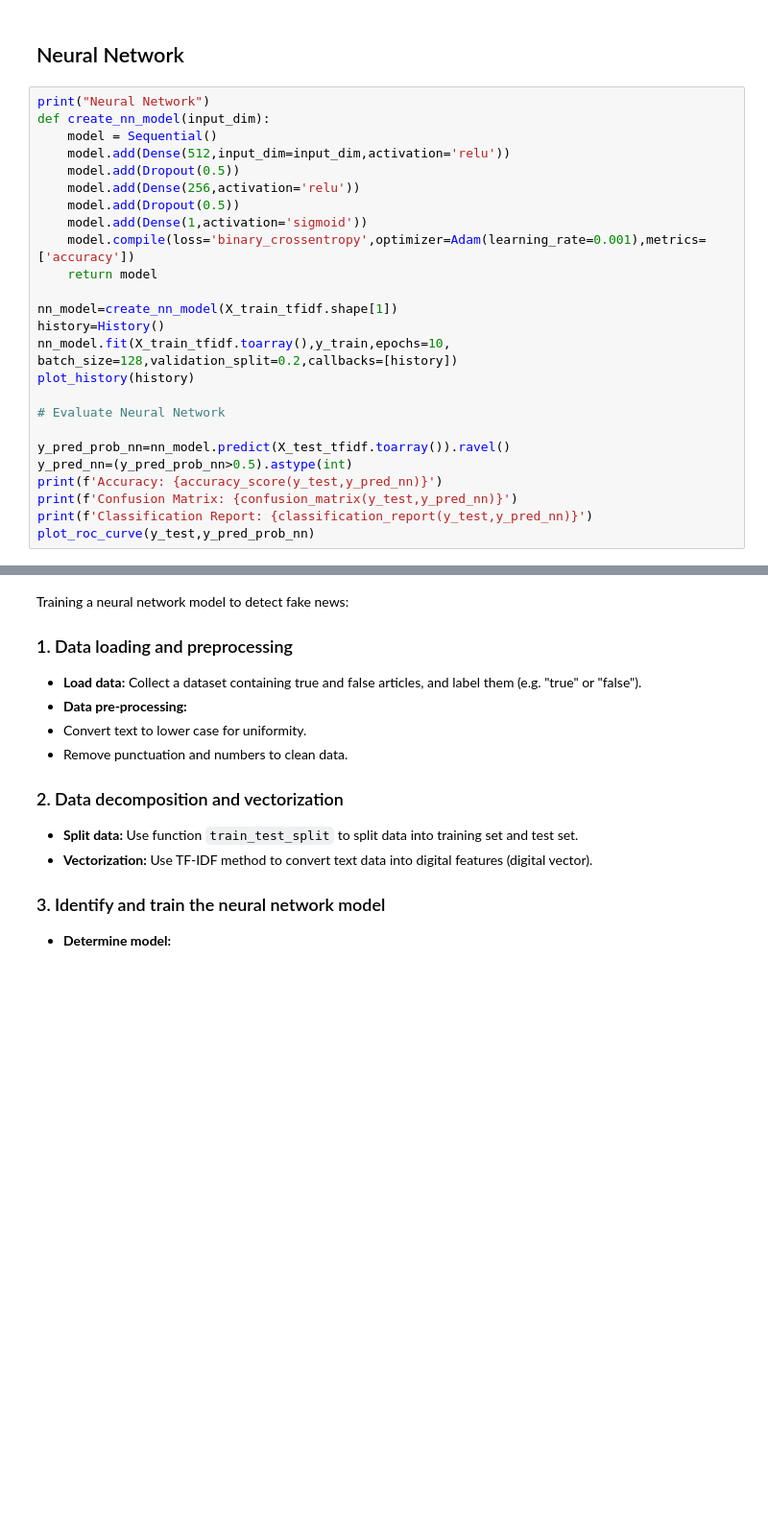
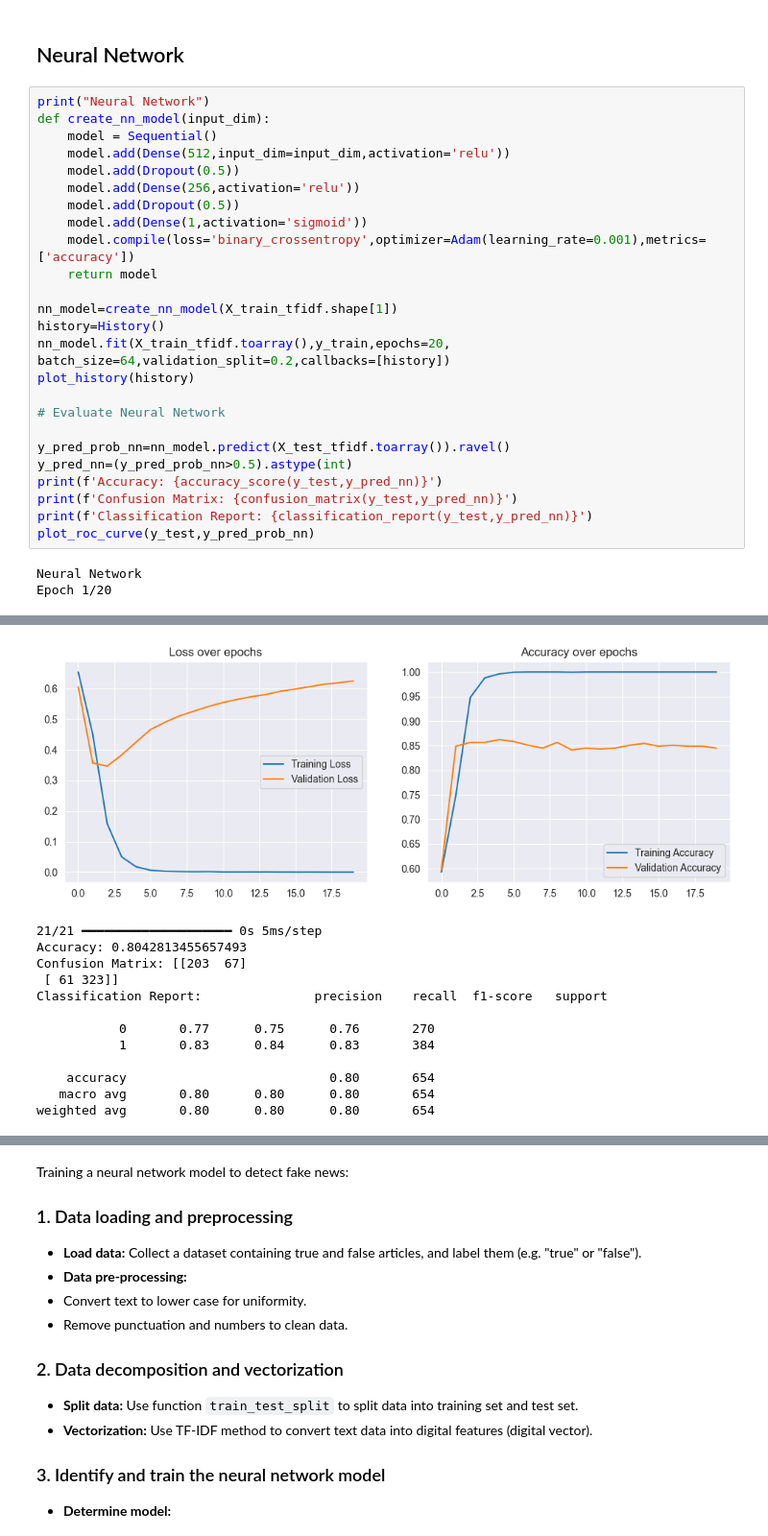
Before and after one commit to abuhmhai/Machine-Learning-X, a Jupyter notebook: NN Fake News Detection.ipynb, the cells around one changed output, grey strips where cells are left out. Shown at 96% size. Drawn from its saved outputs; the diff is of its cells as text; blank space fills up the shorter version.

```diff
--- a/NN Fake News Detection.ipynb
+++ b/NN Fake News Detection.ipynb
@@ -148,7 +226,7 @@ def create_nn_model(input_dim):
 
 nn_model=create_nn_model(X_train_tfidf.shape[1])
 history=History()
-nn_model.fit(X_train_tfidf.toarray(),y_train,epochs=10, batch_size=128,validation_split=0.2,callbacks=[history])
+nn_model.fit(X_train_tfidf.toarray(),y_train,epochs=20, batch_size=64,validation_split=0.2,callbacks=[history])
 plot_history(history)
 
 # Evaluate Neural Network
@@ -159,3 +237,6 @@ print(f'Accuracy: {accuracy_score(y_test,y_pred_nn)}')
 print(f'Confusion Matrix: {confusion_matrix(y_test,y_pred_nn)}')
 print(f'Classification Report: {classification_report(y_test,y_pred_nn)}')
 plot_roc_curve(y_test,y_pred_prob_nn)
+# %% [output]
+Neural Network
+Epoch 1/20
@@ -161,0 +260,13 @@ plot_roc_curve(y_test,y_pred_prob_nn)
+[figure, added]
+21/21 ━━━━━━━━━━━━━━━━━━━━ 0s 5ms/step
+Accuracy: 0.8042813455657493
+Confusion Matrix: [[203  67]
+ [ 61 323]]
+Classification Report:               precision    recall  f1-score   support
+
+           0       0.77      0.75      0.76       270
+           1       0.83      0.84      0.83       384
+
+    accuracy                           0.80       654
+   macro avg       0.80      0.80      0.80       654
+weighted avg       0.80      0.80      0.80       654
```
Also changed, not shown: parts of 11 cells of this notebook, 1 other file.
